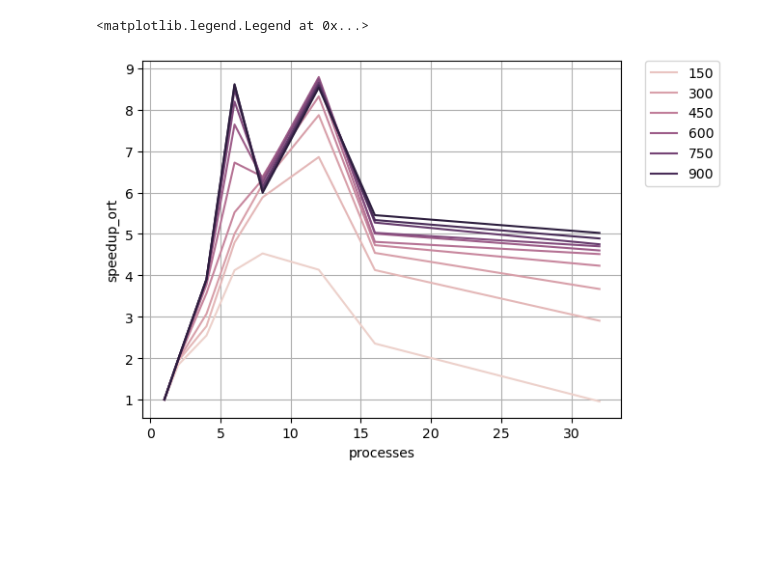
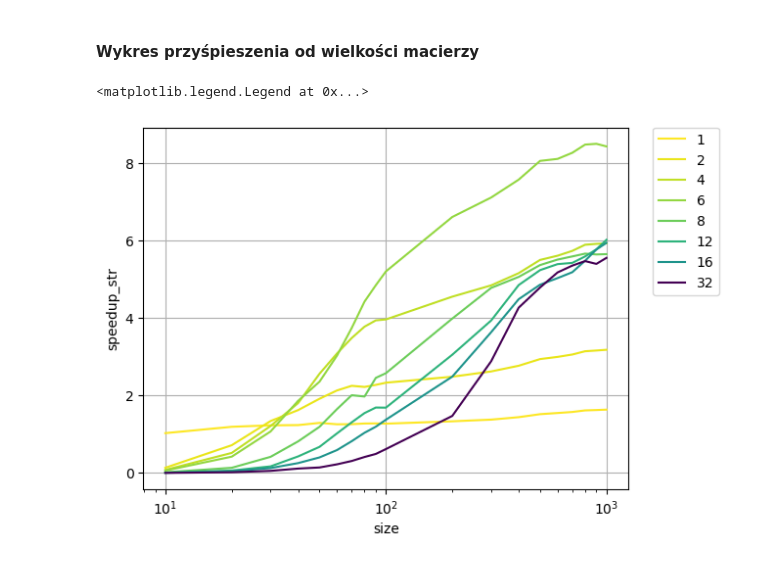
Before and after one commit to qert6g35/OWW, a Jupyter notebook: plots.ipynb, the cells around one changed output. Saved outputs shown, nothing was run; the diff lists cells and outputs as text; code cells hidden in the pictures; blank space fills up the shorter version.

Commit message:
wnioski, ladniejsze wykresy

```diff
--- a/plots.ipynb
+++ b/plots.ipynb
@@ -23,0 +10,4 @@ df.head()
+# %%
+file_name_1 = 'times.csv'
+df = pd.read_csv(file_name_1)
+df.head()
@@ -58,16 +166,15 @@ grouped['efficiency_ort'] = grouped['speedup_ort'] / grouped['processes']
+# %% [markdown]
+#### Wykres przyśpieszenia od wielkości macierzy
 # %%
-import seaborn as sns
-import matplotlib.pyplot as plt
-
-filtered_df_ortodox = grouped[grouped['processes'] >= 1]
+filtered_df_strong = grouped[grouped['processes'] >= 1]
 # filtered_df['size'] = filtered_df['size'].astype(str)
 
-sns.lineplot(data=filtered_df_ortodox, x="processes", y="speedup_ort", hue = "size")
+sns.lineplot(data=filtered_df_strong, x="size", y="speedup_str", hue = "processes",palette="viridis_r",legend="full")
 # plt.yscale('log')
-# plt.xscale('log')
+plt.xscale('log')
 plt.grid("on")
 
 plt.legend(bbox_to_anchor=(1.05,1), loc=2, borderaxespad=0.)
 # %% [output]
 <matplotlib.legend.Legend at 0x...>
-[figure, old version]
+[figure, new version]
```
Also changed, not shown: parts of 27 cells of this notebook, 1 other file.
